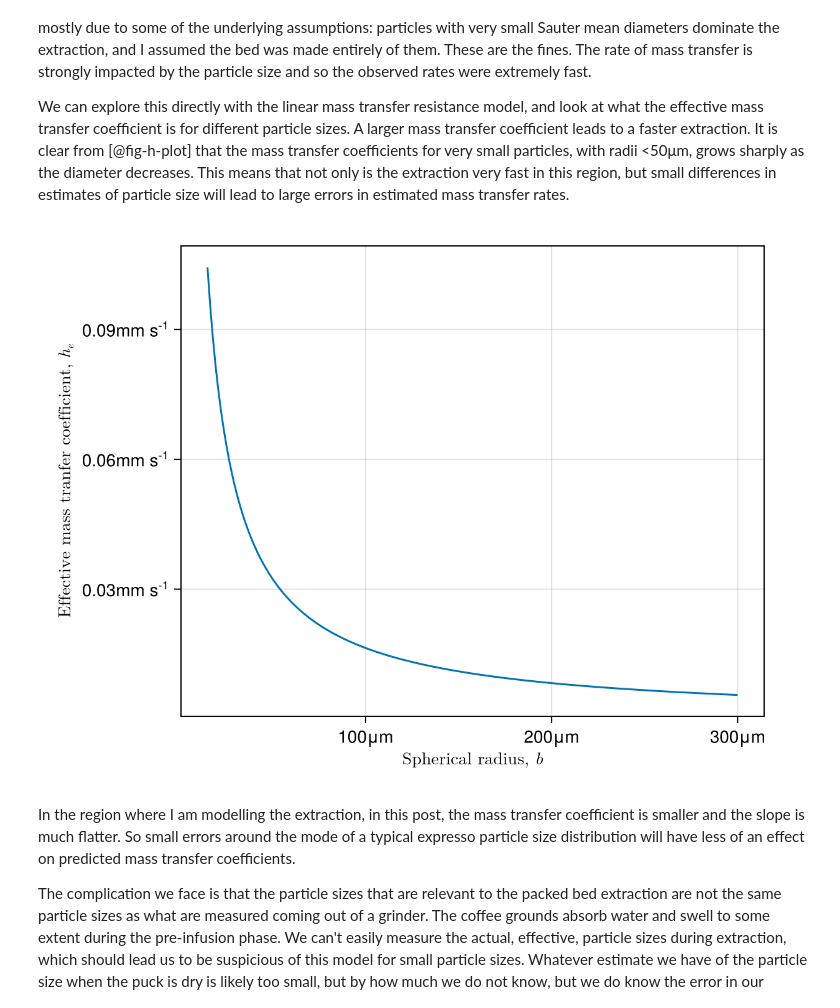
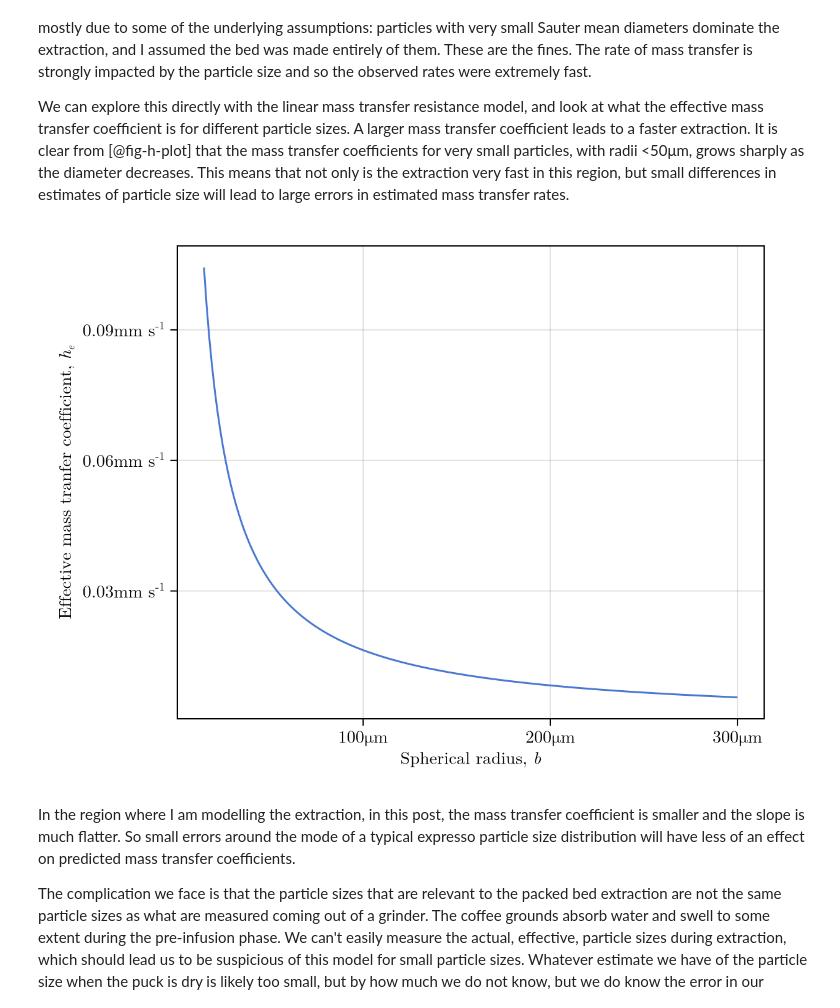
Before and after one commit to aefarrell/aefarrell.github.io, a Jupyter notebook: posts/engineering_a_cup_of_coffee_part-3/index.ipynb, the cells around one changed output. Saved outputs shown, nothing was run; the diff lists cells and outputs as text; code cells hidden in the pictures.

```diff
--- a/posts/engineering_a_cup_of_coffee_part-3/index.ipynb
+++ b/posts/engineering_a_cup_of_coffee_part-3/index.ipynb
@@ -405,9 +405,7 @@ We can explore this directly with the linear mass transfer resistance model, and
 #| label: fig-h-plot
 #| fig-cap: "Effective mass transfer coefficient as a function of spherical radius, b. This mass transfer coefficient combines of thin film mass transfer and solid phase diffusion."
 
-using CairoMakie
-
-let
+with_theme(post_theme) do
 
 function h_e(ext, b)
     R, ε, Dₛ, Q, ν = ext.pb.R, ext.pb.ε, ext.pb.D, ext.wt.Q, ext.wt.ν
@@ -425,34 +423,34 @@ function h_e(ext, b)
     # estimating thin film mass transfer coefficient
     Dₗ = 5Dₛ
     Sc = upreferred(ν/Dₗ)
     @assert unit(Sc) == NoUnits
     h = Sh(ε,Re,Sc)*Dₗ/(2b)
 
     # estimating solid phase diffusion equivalent h
     hₛ = (5K*Dₛ)/b
 
     # linear mass transfer resistances
     hₑ = ( ((1-ε)*h)^-1 + hₛ^-1 )^-1
 
     return uconvert(u"m/s",hₑ)
 end
 
 bs = LinRange(15u"μm",300u"μm",200)
 hs = [ h_e(ext,b) for b in bs ]
 
 f1 = Figure()
 ax1 = Axis(f1[1, 1],
     xlabel = L"Spherical radius, $b$",
     dim1_conversion = Makie.UnitfulConversion(u"μm"),
     ylabel = L"Effective mass tranfer coefficient, $h_e$",
     dim2_conversion = Makie.UnitfulConversion(u"mm/s")
 )
 lines!(ax1, bs, hs)
 
 f1
 end
 # %% [output]
-[figure, old version]
+[figure, new version]
 # %% [markdown]
 In the region where I am modelling the extraction, in this post, the mass transfer coefficient is smaller and the slope is much flatter. So small errors around the mode of a typical expresso particle size distribution will have less of an effect on predicted mass transfer coefficients.
 
```
Also changed, not shown: parts of 3 cells of this notebook.
